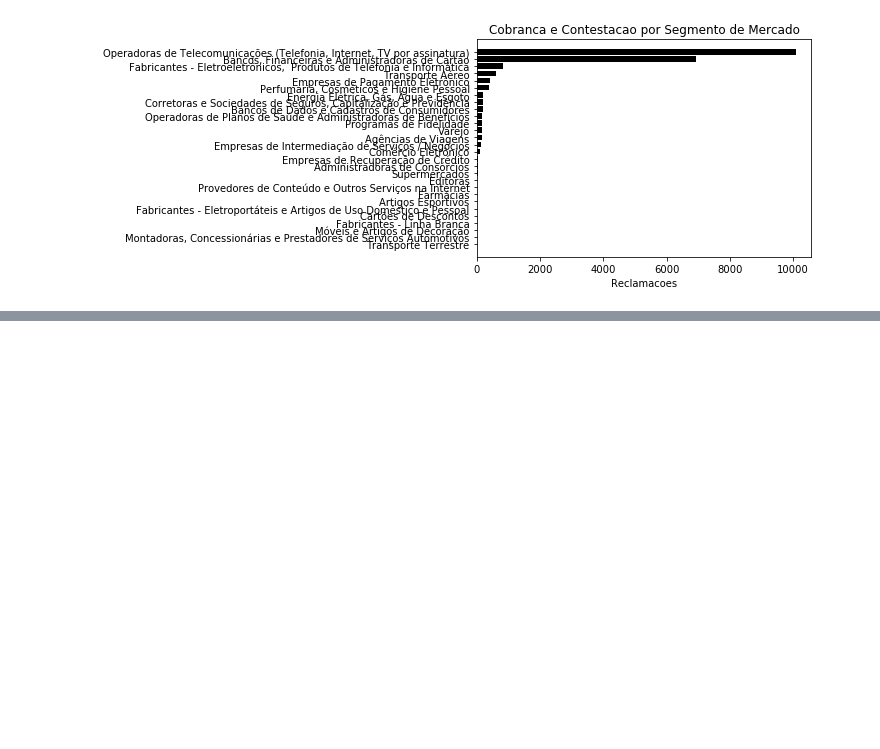
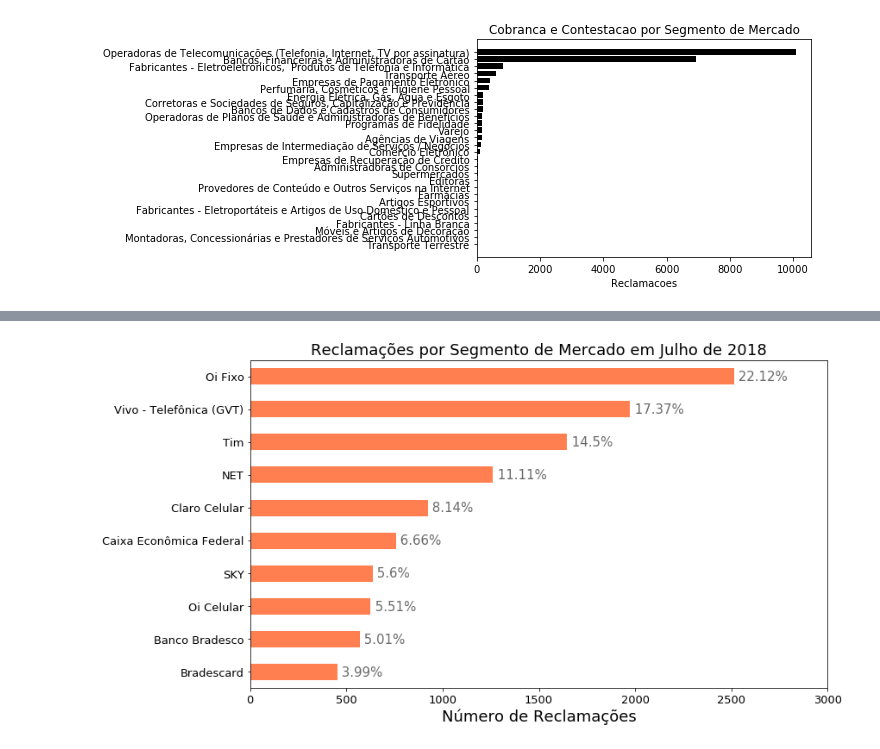
Before and after one commit to renansantosmendes/Notebooks_Datascience, a Jupyter notebook: EDA-Reclamacoes.ipynb, the cells around one changed output, grey strips where cells are left out. Cells and saved outputs as stored; diff of their text form; code cells hidden in the pictures; blank space fills up the shorter version.

```diff
--- a/EDA-Reclamacoes.ipynb
+++ b/EDA-Reclamacoes.ipynb
@@ -112,0 +111,22 @@ top10 = segmento['Segmento de Mercado'].value_counts().head(10).index
+# %%
+ax = segmento['Nome Fantasia'].value_counts().head(10).plot(kind='barh', figsize=(12,7),
+                                        color="coral", fontsize=13);
+ax.set_alpha(0.8)
+ax.set_title("Reclamações por Segmento de Mercado em Julho de 2018", fontsize=18)
+ax.set_xlabel("Número de Reclamações", fontsize=18);
+ax.set_xticks([0, 500, 1000, 1500, 2000, 2500,3000])
+
+totals = []
+for i in ax.patches:
+    totals.append(i.get_width())
+
+total = sum(totals)
+
+for i in ax.patches:
+    ax.text(i.get_width()+1.3, i.get_y()+.38, \
+            ' ' + str(round((i.get_width()/total)*100, 2))+'%', fontsize=15,
+color='dimgrey')
+
+ax.invert_yaxis()
+# %% [output]
+[figure, added]
```
Also changed, not shown: parts of 3 cells of this notebook.
